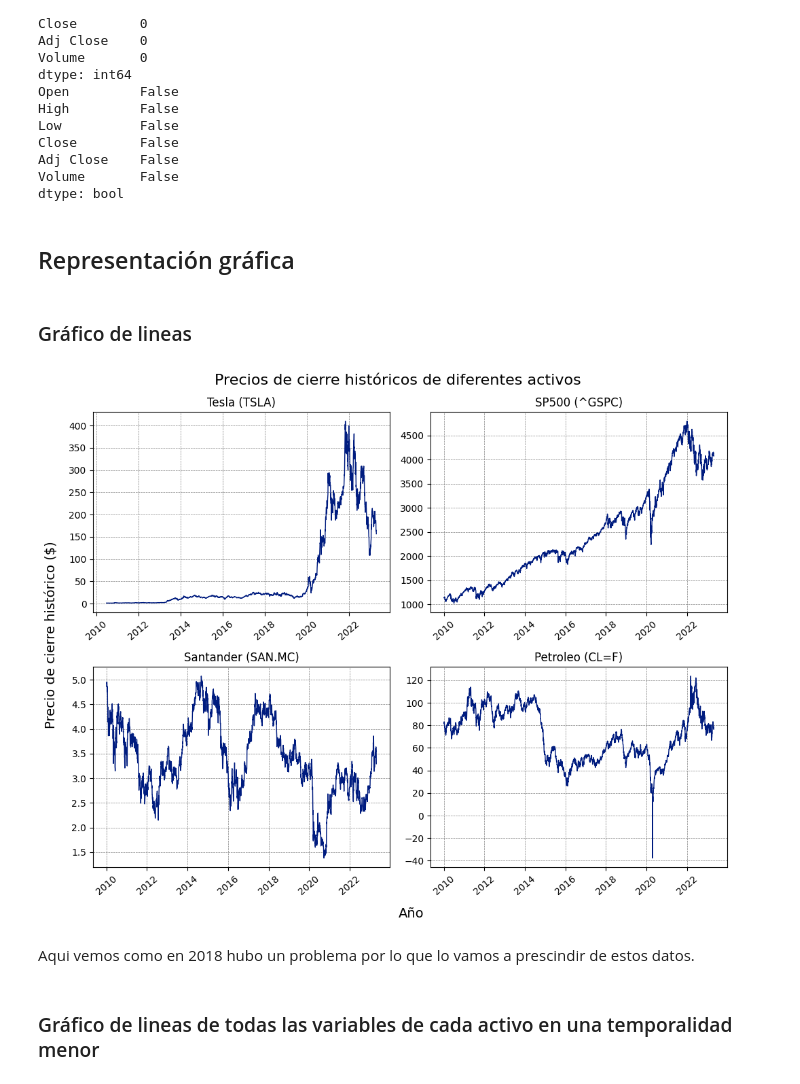
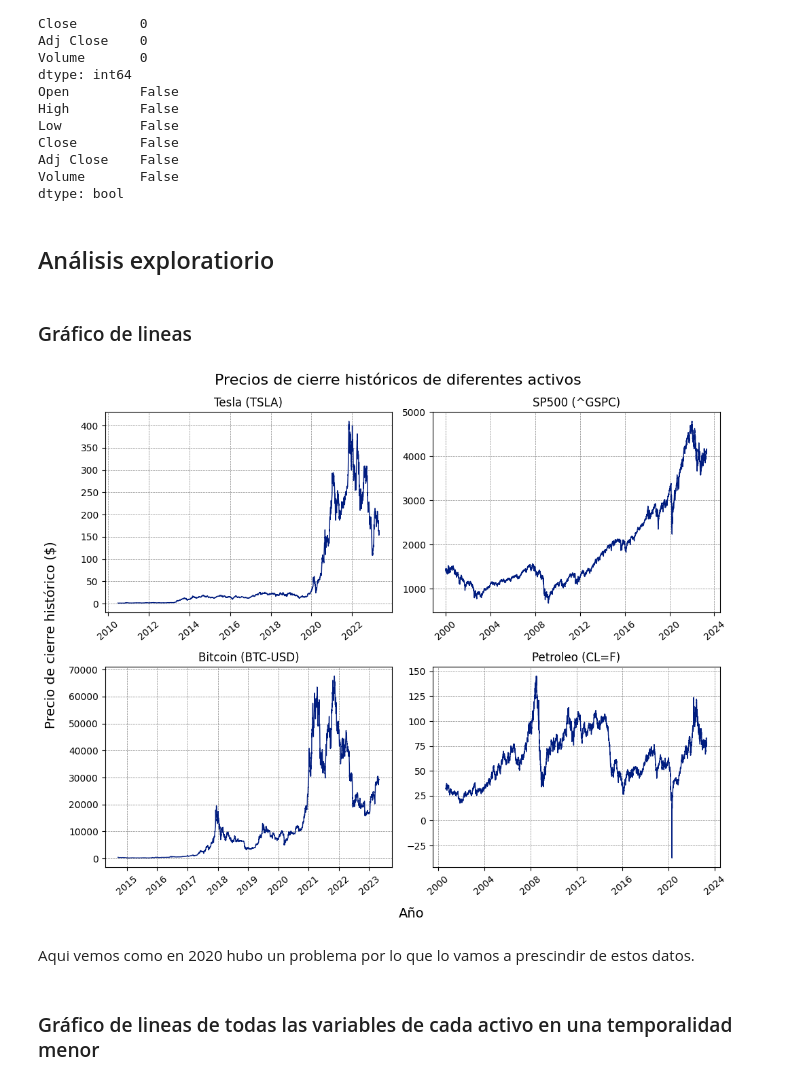
Before and after one commit to samuelvaler/TFM-PRICE-PREDICTION, a Jupyter notebook: TFM.ipynb, the cells around one changed output. Cells and saved outputs as stored; diff of their text form; code cells hidden in the pictures.

```diff
--- a/TFM.ipynb
+++ b/TFM.ipynb
@@ -27,12 +19,12 @@ from sklearn.metrics import mean_squared_error, mean_absolute_error, r2_score
 # %% [markdown]
 # Obtención y análisis de datos
 # %%
-fecha_inicio = '2010-01-01'
-fecha_fin = '2023-12-31'
+fecha_inicio = '2000-01-01'
+fecha_fin = '2023-05-01'
 
 datos_tesla = yf.download('TSLA', start=fecha_inicio, end=fecha_fin)
 datos_sp500 = yf.download('^GSPC', start=fecha_inicio, end=fecha_fin)
-datos_santander = yf.download('SAN.MC', start=fecha_inicio, end=fecha_fin)
+datos_bitcoin = yf.download('BTC-USD', start=fecha_inicio, end=fecha_fin)
 datos_petroleo = yf.download('CL=F', start=fecha_inicio, end=fecha_fin)
 # %% [output]
 [*********************100%***********************]  1 of 1 completed
@@ -125,39 +117,39 @@ Close        False
 Adj Close    False
 Volume       False
 dtype: bool
-# %% [markdown]
-## Representación gráfica
+# %% [markdown]
+## Análisis exploratiorio
 # %% [markdown]
 ### Gráfico de lineas
 # %%
 sns.set_palette('dark')
 
 fig, axs = plt.subplots(nrows=2, ncols=2, figsize=(10, 8))
 for ax in axs.flat:
     ax.grid(True, linestyle='--', linewidth=0.5, color='grey')
 
 axs[0, 0].plot(datos_tesla['Adj Close'], linewidth=1)
 axs[0, 0].set_title('Tesla (TSLA)')
 axs[0, 1].plot(datos_sp500['Adj Close'], linewidth=1)
 axs[0, 1].set_title('SP500 (^GSPC)')
-axs[1, 0].plot(datos_santander['Adj Close'], linewidth=1)
-axs[1, 0].set_title('Santander (SAN.MC)')
+axs[1, 0].plot(datos_bitcoin['Adj Close'], linewidth=1)
+axs[1, 0].set_title('Bitcoin (BTC-USD)')
 axs[1, 1].plot(datos_petroleo['Adj Close'], linewidth=1)
 axs[1, 1].set_title('Petroleo (CL=F)')
 
 for ax in axs.flat:
     ax.tick_params(axis='x', labelrotation=40)
 
 fig.text(0.52, -0.02, 'Año', ha='center', fontsize=14)
 fig.text(-0.02, 0.5, 'Precio de cierre histórico ($)', va='center', rotation='vertical', fontsize=14)
 fig.suptitle('Precios de cierre históricos de diferentes activos', fontsize=16)
 
 plt.tight_layout()
 plt.show()
 # %% [output]
-[figure, old version]
+[figure, new version]
 # %% [markdown]
-Aqui vemos como en 2018 hubo un problema por lo que lo vamos a prescindir de estos datos.
+Aqui vemos como en 2020 hubo un problema por lo que lo vamos a prescindir de estos datos.
 # %% [markdown]
 ### Gráfico de lineas de todas las variables de cada activo en una temporalidad menor
 # %%
```
Also changed, not shown: parts of 47 cells of this notebook.
